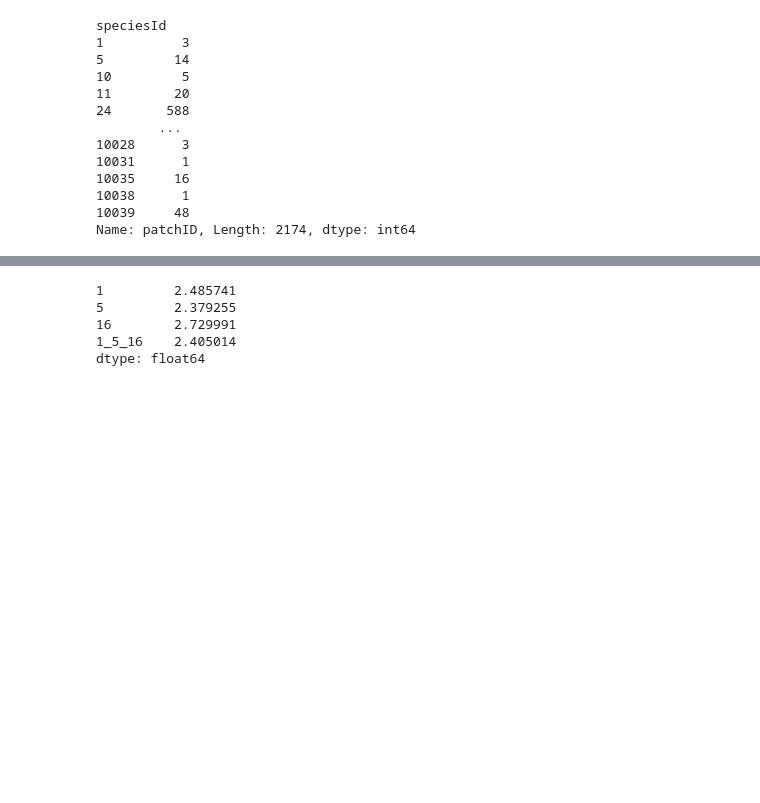
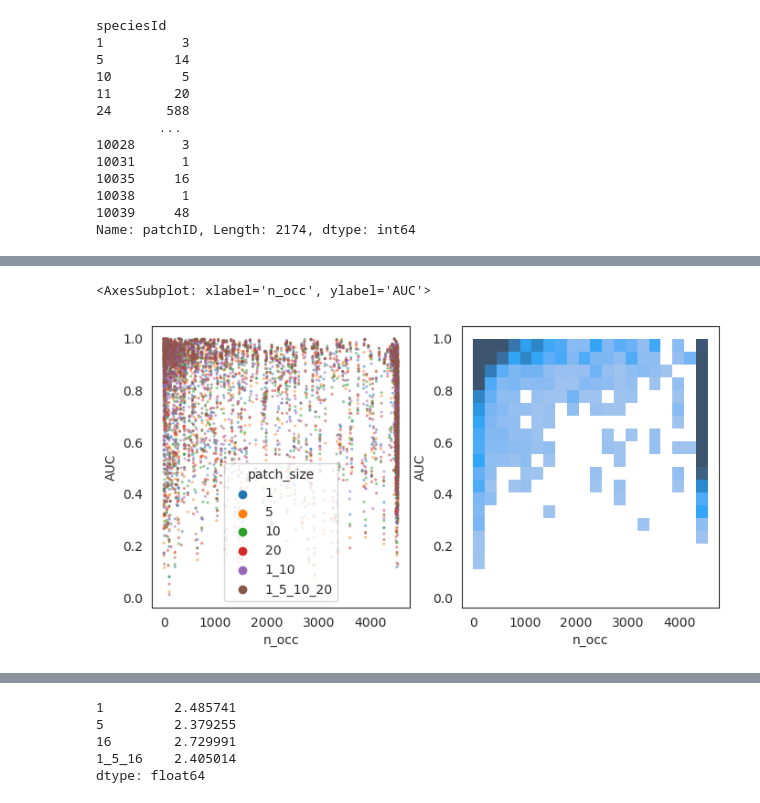
Before and after one commit to ninavantiel/multi_scale_SDMs, a Jupyter notebook: model_evaluation.ipynb, the cells around one changed output, grey strips where cells are left out. Saved outputs shown, nothing was run; the diff lists cells and outputs as text; code cells hidden in the pictures; blank space fills up the shorter version.

```diff
--- a/model_evaluation.ipynb
+++ b/model_evaluation.ipynb
@@ -251,0 +262,3 @@ plt.tight_layout()
+# %%
+df_melt = pd.melt(auc_df.reset_index()[auc_df.reset_index()['species'].isin(n_occ_val[n_occ_val >= 5].index)], id_vars=['species','n_occ'], var_name='patch_size', value_name='AUC')
+df_melt
@@ -251,0 +279,7 @@ plt.tight_layout()
+# %%
+fig, (ax1, ax2) = plt.subplots(1,2, figsize=(8,4))
+sns.scatterplot(df_melt, x='n_occ', y='AUC', hue='patch_size', s=5, alpha=0.5, linewidth=0, ax=ax1)
+sns.histplot(df_melt, x='n_occ', y='AUC', bins=20, pthresh=0.05, pmax=0.5)
+# %% [output]
+<AxesSubplot: xlabel='n_occ', ylabel='AUC'>
+[figure, added]
```
Also changed, not shown: parts of 15 cells of this notebook, 2 other files.
